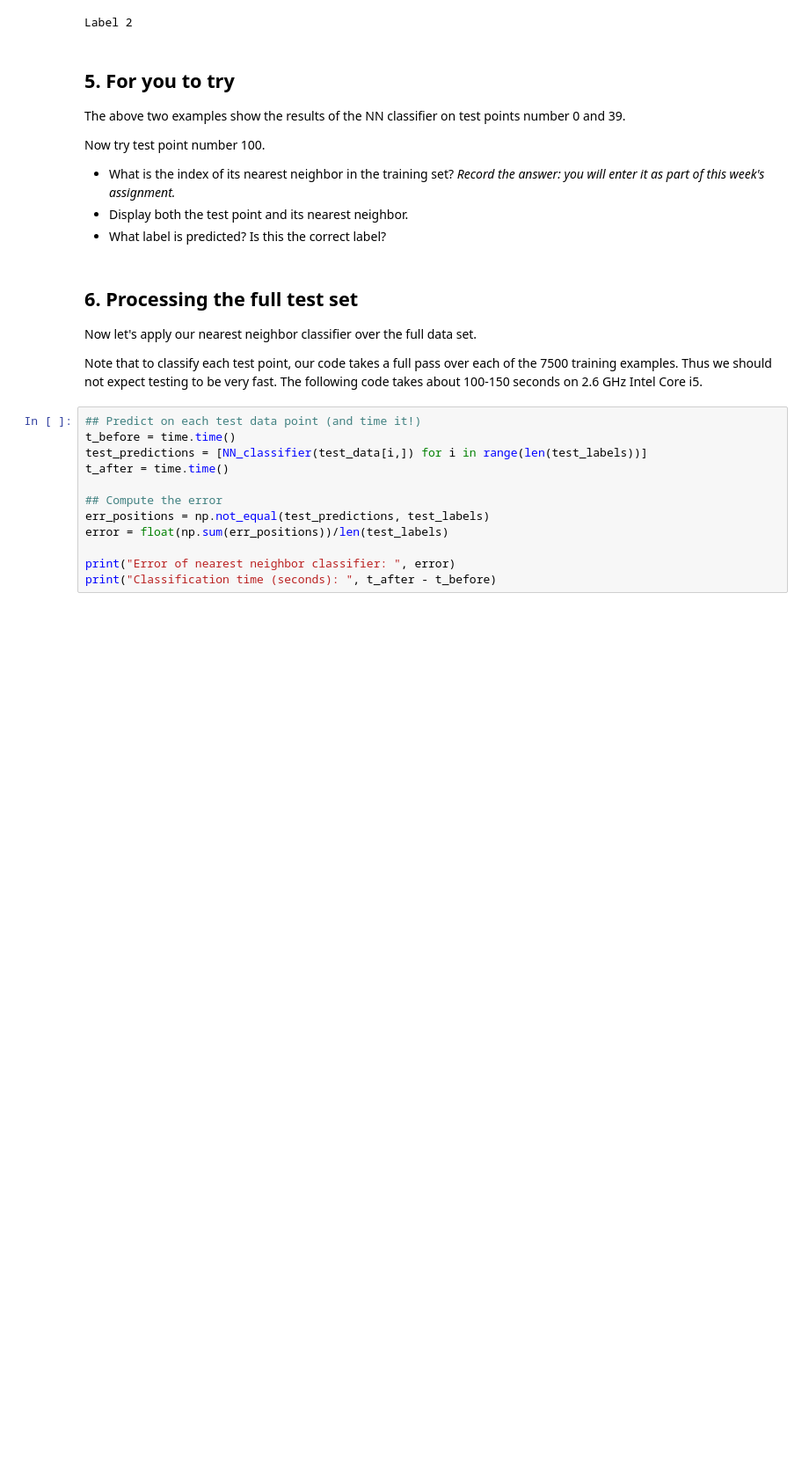
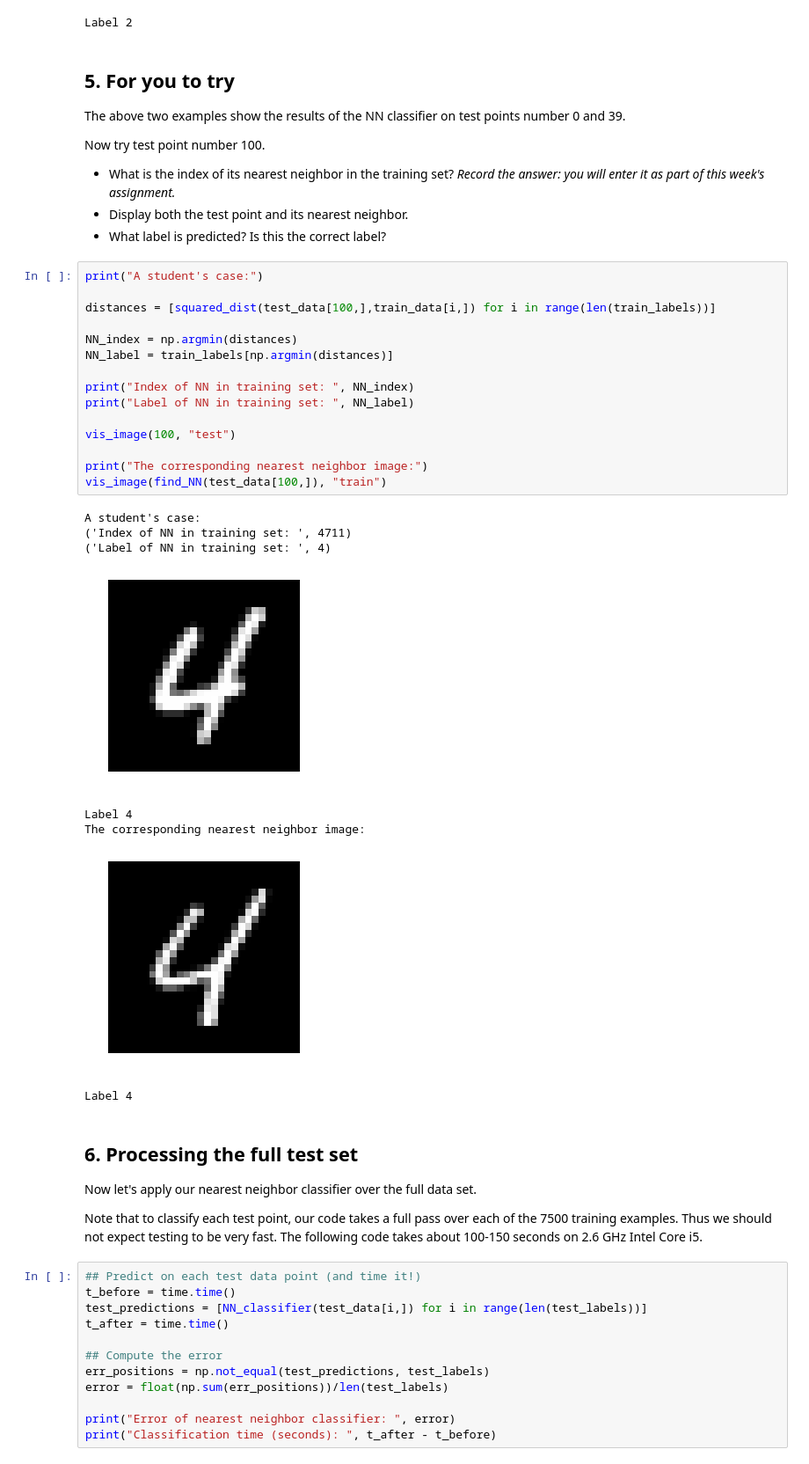
Before and after one commit to krivolapov/Machine_Learning_Fundamentals, a Jupyter notebook: Week_1/NN_MNIST/Nearest_neighbor_MNIST.ipynb, the cells around one changed output. Shown at 88% size. Drawn from its saved outputs; the diff is of its cells as text; blank space fills up the shorter version.

```diff
--- a/Week_1/NN_MNIST/Nearest_neighbor_MNIST.ipynb
+++ b/Week_1/NN_MNIST/Nearest_neighbor_MNIST.ipynb
@@ -172,6 +172,30 @@ Now try test point number 100.
 * What is the index of its nearest neighbor in the training set? _Record the answer: you will enter it as part of this week's assignment._
 * Display both the test point and its nearest neighbor.
 * What label is predicted? Is this the correct label?
+# %%
+print("A student's case:")
+
+distances = [squared_dist(test_data[100,],train_data[i,]) for i in range(len(train_labels))]
+
+NN_index = np.argmin(distances)
+NN_label = train_labels[np.argmin(distances)]
+
+print("Index of NN in training set: ", NN_index)
+print("Label of NN in training set: ", NN_label)
+
+vis_image(100, "test")
+
+print("The corresponding nearest neighbor image:")
+vis_image(find_NN(test_data[100,]), "train")
+# %% [output]
+A student's case:
+('Index of NN in training set: ', 4711)
+('Label of NN in training set: ', 4)
+[figure, added]
+Label 4
+The corresponding nearest neighbor image:
+[figure, added]
+Label 4
 # %% [markdown]
 ## 6. Processing the full test set
 
```
Also changed, not shown: parts of 3 cells of this notebook, 1 other file.
